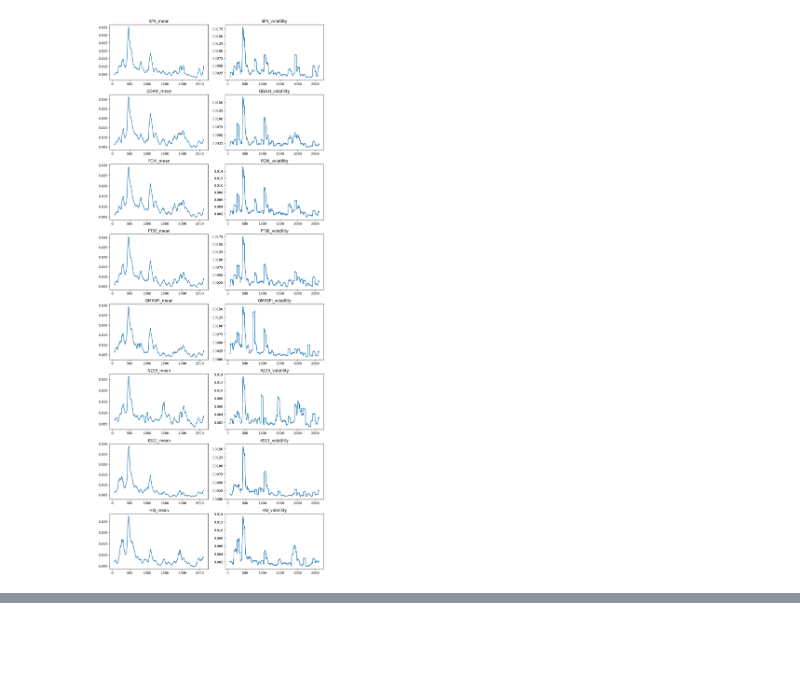
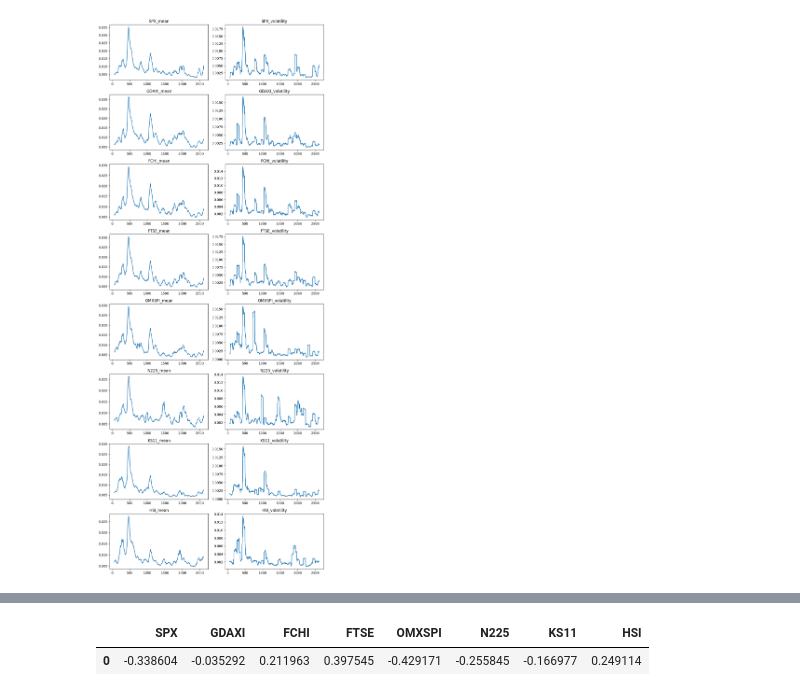
Before and after one commit to ryanliwendi/QuantSC-Project, a Jupyter notebook: Data Preprocessing.ipynb, the cells around one changed output, grey strips where cells are left out. Saved outputs shown, nothing was run; the diff lists cells and outputs as text; code cells hidden in the pictures; blank space fills up the shorter version.

```diff
--- a/Data Preprocessing.ipynb
+++ b/Data Preprocessing.ipynb
@@ -60,0 +138,30 @@ plt.show()
+# %%
+corr = pd.DataFrame()
+for ticker in tickers:
+    rv = df['.'+ticker]
+
+    d_p = pd.read_csv("global index etf return/"+ticker+'.csv', index_col=0)
+    d_p['Price'] = d_p['Price'].str.replace(',', '').astype(float)
+    d_p['Log_Return'] = np.log(df_p['Price'] / d_p['Price'].shift(1))
+    log_return = d_p['Log_Return'].dropna()
+
+    df_new = pd.DataFrame()
+    log_return = log_return.to_frame()
+    log_return.index = pd.to_datetime(log_return.index)
+    log_return['Date_Int'] = (log_return.index.max() -log_return.index).days  # Convert date index to int
+
+    log_return.set_index('Date_Int', inplace=True)
+    # df_new['RV'] = rv
+    # df_new['log_return'] = log_return
+
+    #df_new = df_new[['RV', 'log_return']].dropna().sort_index()
+    common_dates = rv.index.intersection(log_return.index)
+    rv = rv.loc[common_dates]
+    log_return = log_return.loc[common_dates]
+    # print(rv)
+    # print(log_return)
+    df_new['RV'] = rv
+    df_new['log_return'] = log_return
+    correlation = df_new['RV'].corr(df_new['log_return'])
+    corr[ticker] = [correlation]
+    print(f'{ticker}:Pearson Correlation: {correlation:.4f}')
@@ -60,0 +177,5 @@ plt.show()
+# %%
+corr
+# %% [output]
+|  | SPX | GDAXI | FCHI | FTSE | OMXSPI | N225 | KS11 | HSI |
+| 0 | -0.338604 | -0.035292 | 0.211963 | 0.397545 | -0.429171 | -0.255845 | -0.166977 | 0.249114 |
```
Also changed, not shown: parts of 5 cells of this notebook, 10 other files.
